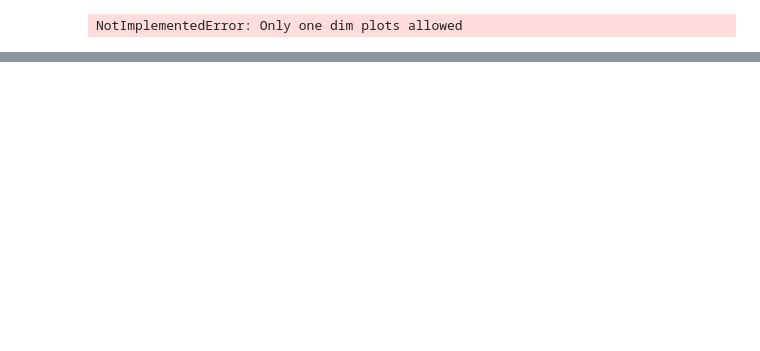
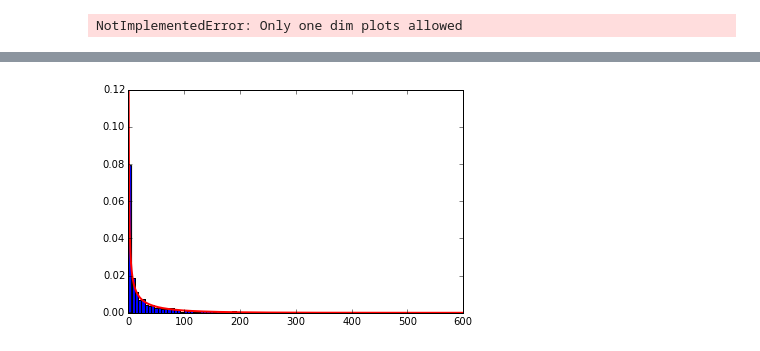
Before and after one commit to mzwiessele/SymDiffPy, a Jupyter notebook: notebooks/GP_example.ipynb, the cells around one changed output, grey strips where cells are left out. Saved outputs shown, nothing was run; the diff lists cells and outputs as text; code cells hidden in the pictures; blank space fills up the shorter version.

```diff
--- a/notebooks/GP_example.ipynb
+++ b/notebooks/GP_example.ipynb
@@ -47,0 +72,4 @@ NotImplementedError: Only one dim plots allowed
+# %%
+GPy.priors.Gamma(.3,.01).plot()
+# %% [output]
+[figure, added]
```
Also changed, not shown: parts of 8 cells of this notebook, 2 other files.
